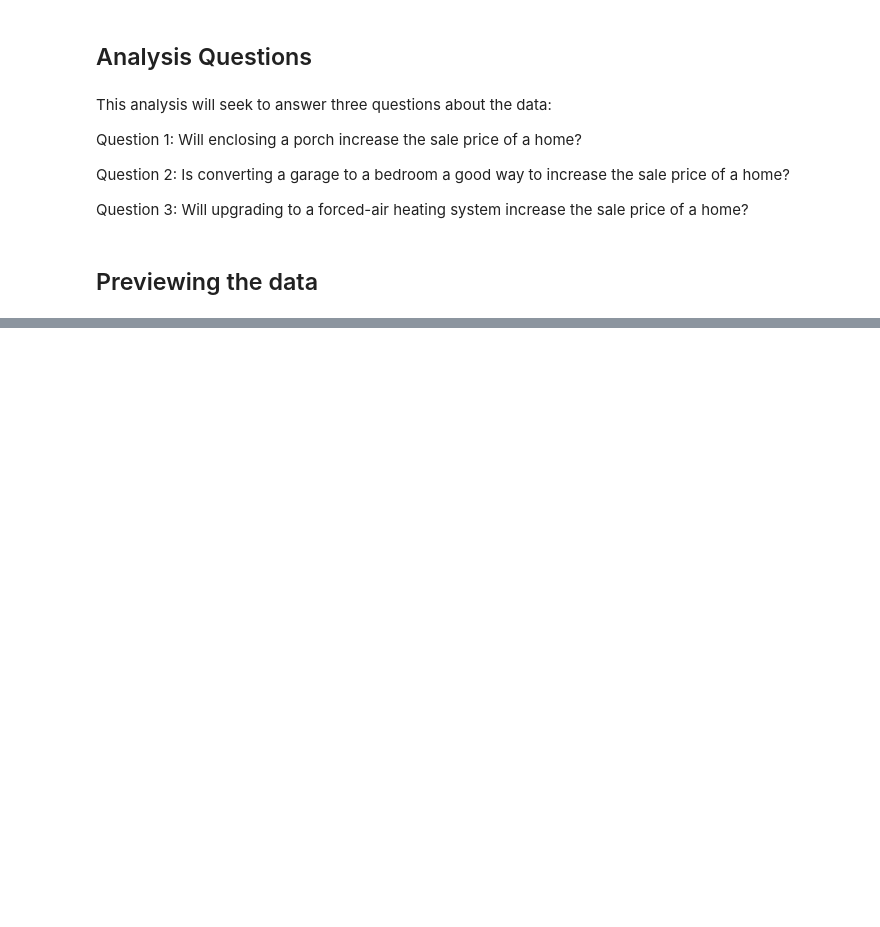
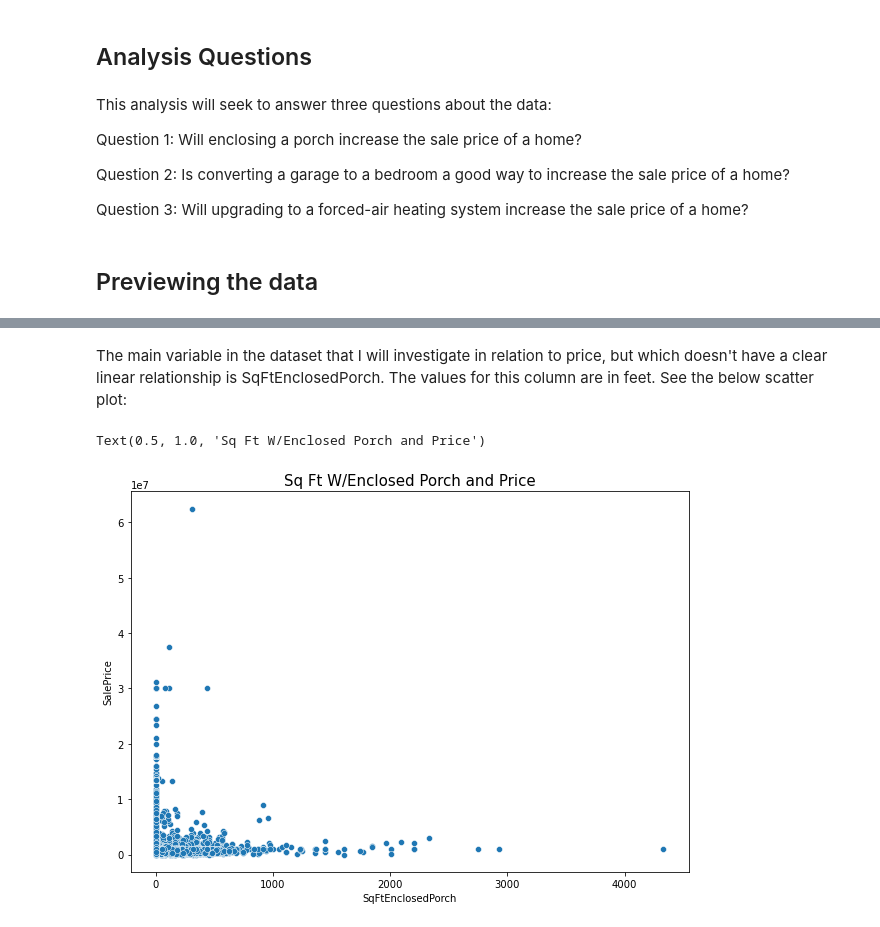
Before and after one commit to samtuleen/King-County-Home-Price-Predictors, a Jupyter notebook: notebooks/report/Valuable Home Improvement Projects - Predictive Analysis.ipynb, the cells around one changed output, grey strips where cells are left out. Drawn from its saved outputs; the diff is of its cells as text; code cells hidden in the pictures; blank space fills up the shorter version.

```diff
--- a/notebooks/report/Valuable Home Improvement Projects - Predictive Analysis.ipynb
+++ b/notebooks/report/Valuable Home Improvement Projects - Predictive Analysis.ipynb
@@ -127,0 +92,9 @@ After a thorough look through and careful consideration, I will remove a number
+# %% [markdown]
+The main variable in the dataset that I will investigate in relation to price, but which doesn't have a clear linear relationship is SqFtEnclosedPorch. The values for this column are in feet. See the below scatter plot:
+# %%
+plt.figure(figsize=(10,7))
+sns.scatterplot(housing_sales['SqFtEnclosedPorch'], housing_sales['SalePrice'])
+plt.title('Sq Ft W/Enclosed Porch and Price', fontsize=15)
+# %% [output]
+Text(0.5, 1.0, 'Sq Ft W/Enclosed Porch and Price')
+[figure, added]
```
Also changed, not shown: parts of 13 cells of this notebook, 1 other file.
